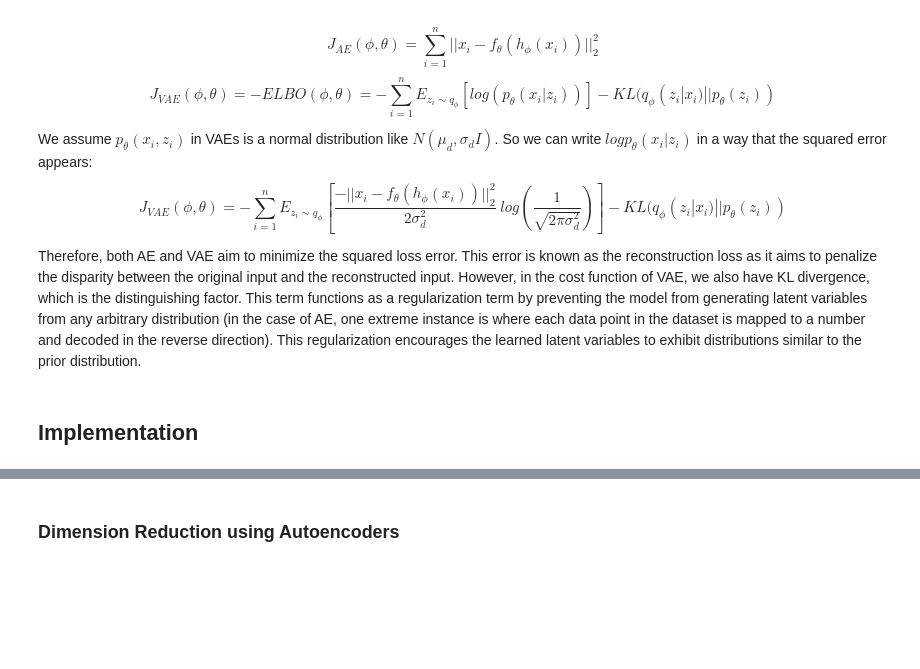
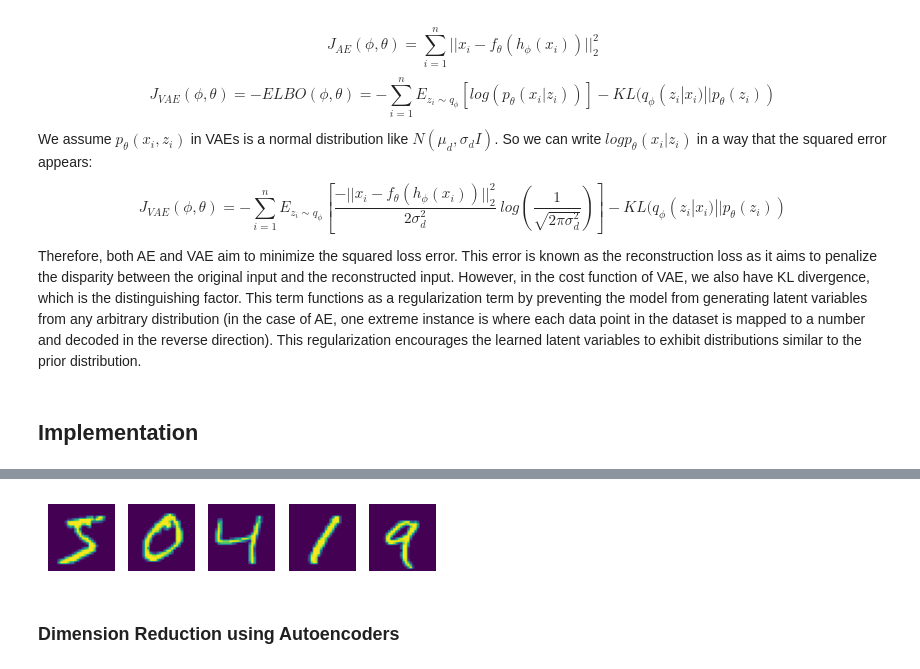
Before and after one commit to AmirhosseinKoochakian2003/Variational-Autoencoder, a Jupyter notebook: VAE.ipynb, the cells around one changed output, grey strips where cells are left out. Saved outputs shown, nothing was run; the diff lists cells and outputs as text; code cells hidden in the pictures; blank space fills up the shorter version.

```diff
--- a/VAE.ipynb
+++ b/VAE.ipynb
@@ -255,0 +277,16 @@ Therefore, both AE and VAE aim to minimize the squared loss error. This error is
+# %%
+def preprocess(image):
+    image = tf.cast(image, dtype=tf.float32)
+    image = image / 255.0
+    image = np.expand_dims(image, 3)
+
+    return image
+
+def load_datasets():
+    (x_train, y_train), (x_test, y_test) = mnist.load_data()
+
+    x_val, x_test, y_val, y_test = train_test_split(x_test, y_test, test_size=0.5, shuffle=True, random_state=42)
+
+    visualize(x_train, 5, (5,5), 'show_data.png')
+
+    return (preprocess(x_train), y_train), (preprocess(x_val), y_val), (preprocess(x_test), y_test)
@@ -255,0 +380,3 @@ Therefore, both AE and VAE aim to minimize the squared loss error. This error is
+# %%
+train, val, test = load_datasets()
+# %% [output]
@@ -256,3 +385,4 @@ Therefore, both AE and VAE aim to minimize the squared loss error. This error is
+[figure, added]
 # %% [markdown]
 <a name='4.1'></a>
 ### Dimension Reduction using Autoencoders
```
Also changed, not shown: parts of 28 cells of this notebook, 8 other files.
